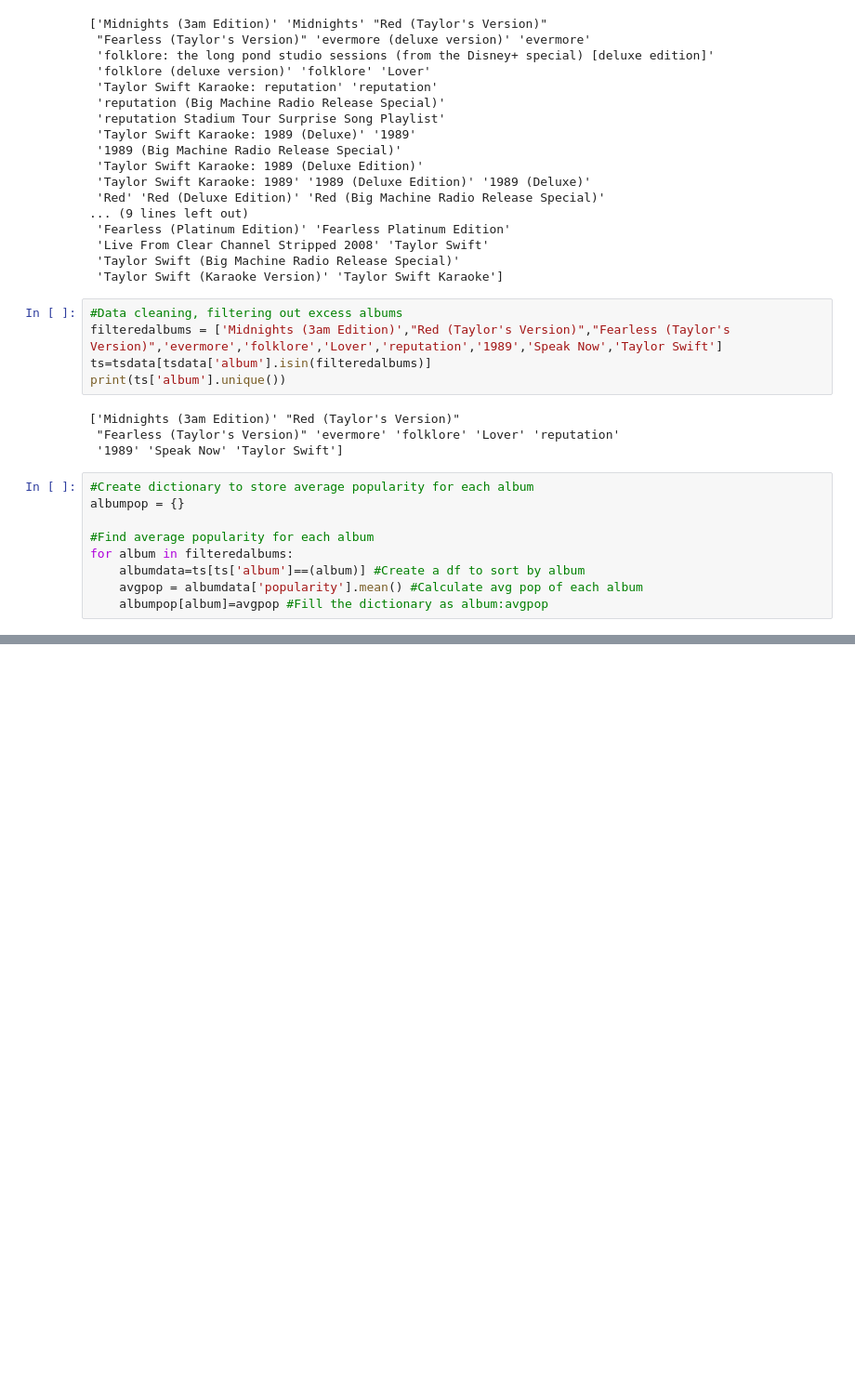
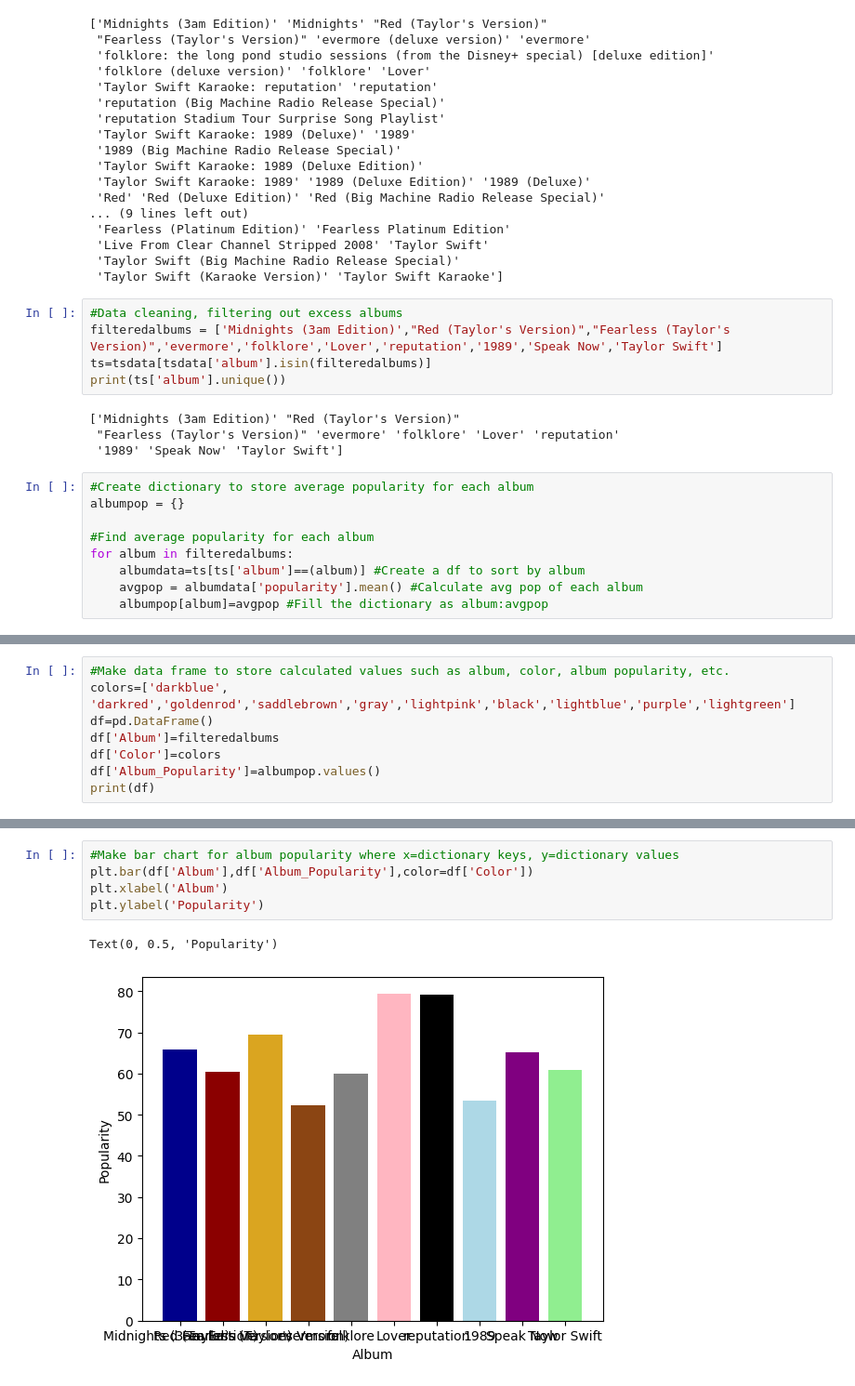
Before and after one commit to carlytamer/python-basics-taylors-version, a Jupyter notebook: main.ipynb, the cells around one changed output, grey strips where cells are left out. Shown at 93% size. Drawn from its saved outputs; the diff is of its cells as text; blank space fills up the shorter version.

```diff
--- a/main.ipynb
+++ b/main.ipynb
@@ -63,0 +55,8 @@ Text(0, 0.5, 'Popularity')
+# %%
+#Make data frame to store calculated values such as album, color, album popularity, etc.
+colors=['darkblue', 'darkred','goldenrod','saddlebrown','gray','lightpink','black','lightblue','purple','lightgreen']
+df=pd.DataFrame()
+df['Album']=filteredalbums
+df['Color']=colors
+df['Album_Popularity']=albumpop.values()
+print(df)
@@ -63,0 +75,8 @@ Text(0, 0.5, 'Popularity')
+# %%
+#Make bar chart for album popularity where x=dictionary keys, y=dictionary values
+plt.bar(df['Album'],df['Album_Popularity'],color=df['Color'])
+plt.xlabel('Album')
+plt.ylabel('Popularity')
+# %% [output]
+Text(0, 0.5, 'Popularity')
+[figure, added]
```
Also changed, not shown: parts of 2 cells of this notebook.
